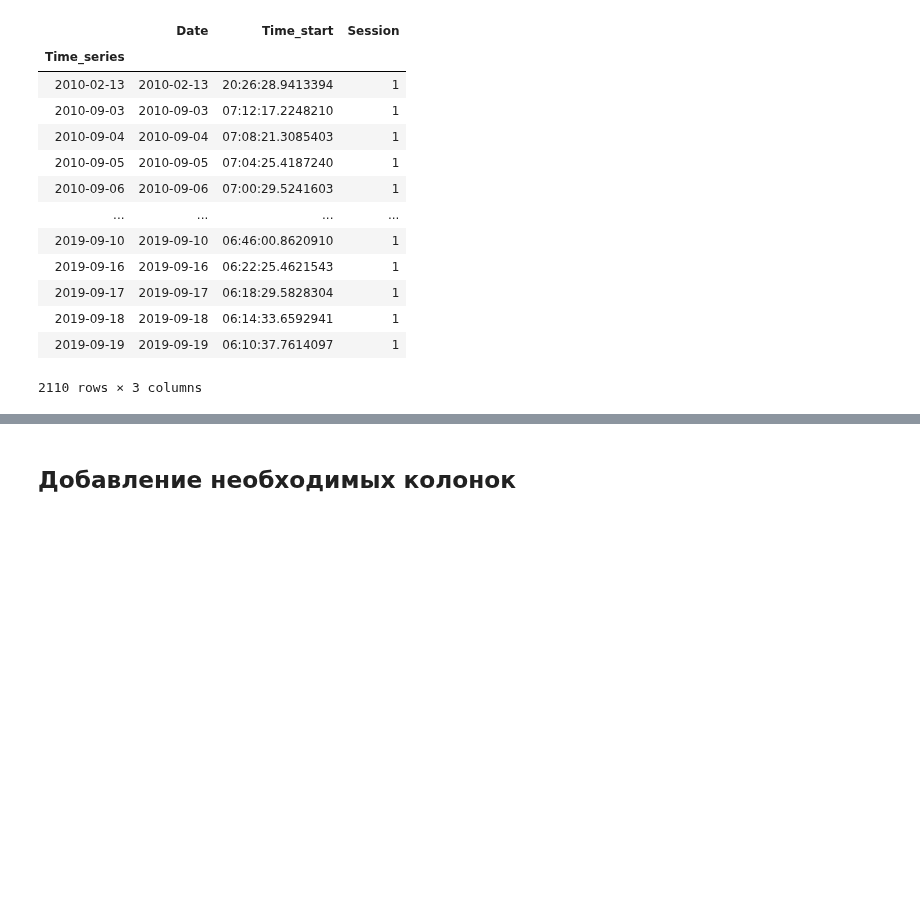
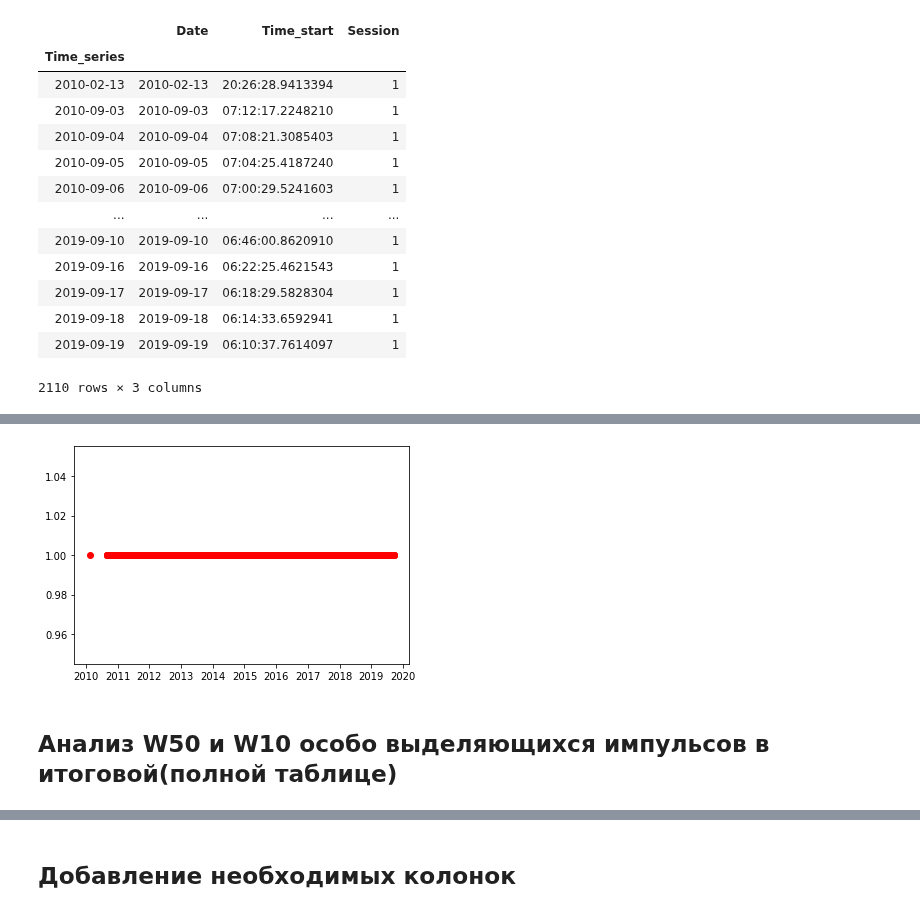
Before and after one commit to KazAndr/SWTraject, a Jupyter notebook: analyze_tab_final_results.ipynb, the cells around one changed output, grey strips where cells are left out. Cells and saved outputs as stored; diff of their text form; code cells hidden in the pictures; blank space fills up the shorter version.

```diff
--- a/analyze_tab_final_results.ipynb
+++ b/analyze_tab_final_results.ipynb
@@ -173,0 +177,8 @@ gp_table_full
+# %%
+plt.close()
+plt.plot(crab_sessoins['Session'], 'ro')
+plt.show()
+# %% [output]
+[figure, added]
+# %% [markdown]
+## Анализ W50 и W10 особо выделяющихся импульсов в итоговой(полной таблице)
```
Also changed, not shown: parts of 12 cells of this notebook.
